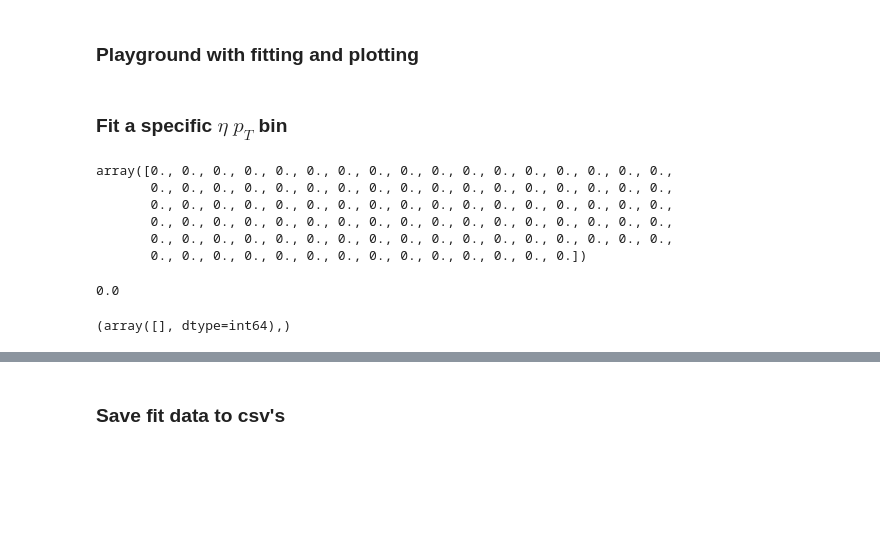
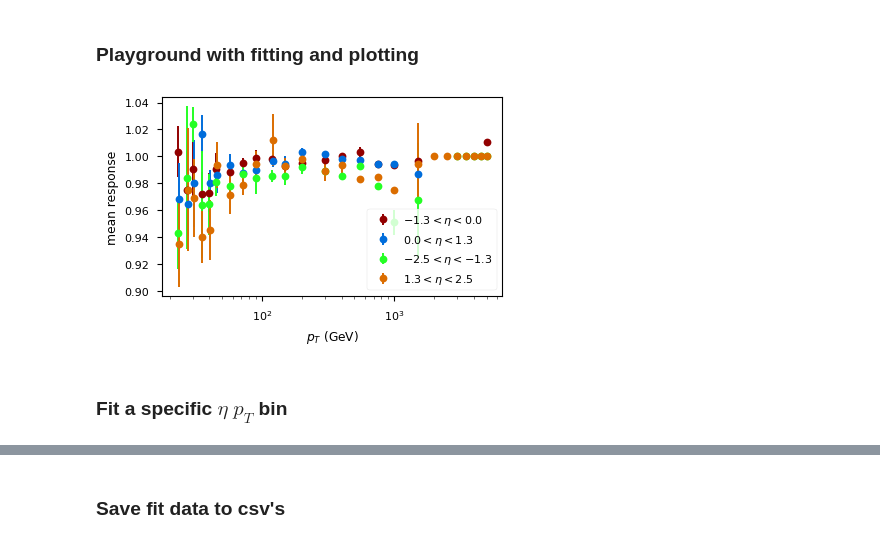
Before and after one commit to dsidirop1/JMECoffea, a Jupyter notebook: CoffeaJERC-Andris.ipynb, the cells around one changed output, grey strips where cells are left out. Drawn from its saved outputs; the diff is of its cells as text; code cells hidden in the pictures; blank space fills up the shorter version.

```diff
--- a/CoffeaJERC-Andris.ipynb
+++ b/CoffeaJERC-Andris.ipynb
@@ -715,55 +719,52 @@ N converge =  291 N_not_converge =  26
 # mean[2,0]
 # %%
 
-# ### To ignore the points with 0 on y axis when setting the y axis limits
-# mean_p = mean.copy()
-# mean_p[mean_p==0] = np.nan
+### To ignore the points with 0 on y axis when setting the y axis limits
+mean_p = mean.copy()
+mean_p[mean_p==0] = np.nan
 
-# # h = np.max(histo.values()[('QCD',)])
-# fig, ax = plt.subplots()
-# start = 17
-# k0 = np.where(etabins<=-5)[0][-1]
-# k4 = np.where(etabins<=-3)[0][-1]
-# k1 = np.where(etabins<=-2.5)[0][-1]
-# k5 = np.where(etabins<=-1.3)[0][-1]
-# k2 = np.where(etabins<=0)[0][-1]
-# k3 = np.where(etabins<=1.3)[0][-1]
+# h = np.max(histo.values()[('QCD',)])
+fig, ax = plt.subplots()
+start = 17
+k0 = np.where(etabins<=-5)[0][-1]
+k4 = np.where(etabins<=-3)[0][-1]
+k1 = np.where(etabins<=-2.5)[0][-1]
+k5 = np.where(etabins<=-1.3)[0][-1]
+k2 = np.where(etabins<=0)[0][-1]
+k3 = np.where(etabins<=1.3)[0][-1]
 
 
-# # ax.plot(ptbins[start:],mean_p[start:,k0], 'o', label=f'${etabins[k0]}<\eta<{etabins[k0+1]}$')
-# # ax.plot(ptbins[start:],mean_p[start:,k4], 'o', label=f'${etabins[k4]}<\eta<{etabins[k4+1]}$')
+# ax.plot(ptbins[start:],mean_p[start:,k0], 'o', label=f'${etabins[k0]}<\eta<{etabins[k0+1]}$')
+# ax.plot(ptbins[start:],mean_p[start:,k4], 'o', label=f'${etabins[k4]}<\eta<{etabins[k4+1]}$')
 # ax.plot(ptbins[start:],mean_p[start:,k1], 'o', label=f'${etabins[k1]}<\eta<{etabins[k1+1]}$')
-# # ax.plot(ptbins[start:],mean_p[start:,k5], 'o', label=f'${etabins[k5]}<\eta<{etabins[k5+1]}$')
+plt.errorbar(ptbins[start:],mean_p[start:,k5], yerr=np.sqrt(meanvar[start:,k5]), marker='o',
+             linestyle="none", label=f'${etabins[k5]}<\eta<{etabins[k5+1]}$')
+plt.errorbar(ptbins[start:]+0.4,mean_p[start:,k2], yerr=np.sqrt(meanvar[start:,k2]), marker='o',
+             linestyle="none", label=f'${etabins[k2]}<\eta<{etabins[k2+1]}$')
+
+plt.errorbar(ptbins[start:],mean_p[start:,k1], yerr=np.sqrt(meanvar[start:,k1]), marker='o',
+             linestyle="none", label=f'${etabins[k1]}<\eta<{etabins[k1+1]}$')
+plt.errorbar(ptbins[start:]+0.4,mean_p[start:,k3], yerr=np.sqrt(meanvar[start:,k3]), marker='o',
+             linestyle="none", label=f'${etabins[k3]}<\eta<{etabins[k3+1]}$')
+# plt.errorbar(ptbins[start:],mean_p[start:,k3], yerr=np.sqrt(meanvar[start:,k3]), marker='o',
+#              linestyle="none", label=f'${etabins[k3]}<\eta<{etabins[k3+1]}$')
+# ax.plot(ptbins[start:],mean_p[start:,k5], 'o', label=f'${etabins[k5]}<\eta<{etabins[k5+1]}$')
+
 # ax.plot(ptbins[start:],mean_p[start:,k2], 'o', label=f'${etabins[k2]}<\eta<{etabins[k2+1]}$')
 # ax.plot(ptbins[start:],mean_p[start:,k3], 'o', label=f'${etabins[k3]}<\eta<{etabins[k3+1]}$')
 
-# ax.set_xlabel(r'$p_T$ (GeV)');
-# ax.set_ylabel(r'mean response');
-# ax.set_xscale('log')
-# # ax.set_ylim([0.8,1.1])
-# ax.legend()
+ax.set_xlabel(r'$p_T$ (GeV)');
+ax.set_ylabel(r'mean response');
+ax.set_xscale('log')
+# ax.set_ylim([0.8,1.1])
+ax.legend(loc='lower right')
 # if test_run:
 #     plt.savefig('fig/corr_vs_pt'+samp+tag_full+'_test.pdf');
 # else:
 #     plt.savefig('fig/corr_vs_pt'+samp+tag_full+'.pdf');
 
-# plt.show();
+plt.show();
+# %% [output]
+[figure, added]
 # %% [markdown]
 ### Fit a specific $\eta$ $p_T$ bin
-# %%
-yvals
-# %% [output]
-array([0., 0., 0., 0., 0., 0., 0., 0., 0., 0., 0., 0., 0., 0., 0., 0., 0.,
-       0., 0., 0., 0., 0., 0., 0., 0., 0., 0., 0., 0., 0., 0., 0., 0., 0.,
-       0., 0., 0., 0., 0., 0., 0., 0., 0., 0., 0., 0., 0., 0., 0., 0., 0.,
-       0., 0., 0., 0., 0., 0., 0., 0., 0., 0., 0., 0., 0., 0., 0., 0., 0.,
-       0., 0., 0., 0., 0., 0., 0., 0., 0., 0., 0., 0., 0., 0., 0., 0., 0.,
-       0., 0., 0., 0., 0., 0., 0., 0., 0., 0., 0., 0., 0., 0.])
-# %%
-np.max(yvals)
-# %% [output]
-0.0
-# %%
-np.where(yvals<np.median(yvals))
-# %% [output]
-(array([], dtype=int64),)
```
Also changed, not shown: parts of 44 cells of this notebook, 1 other file.
